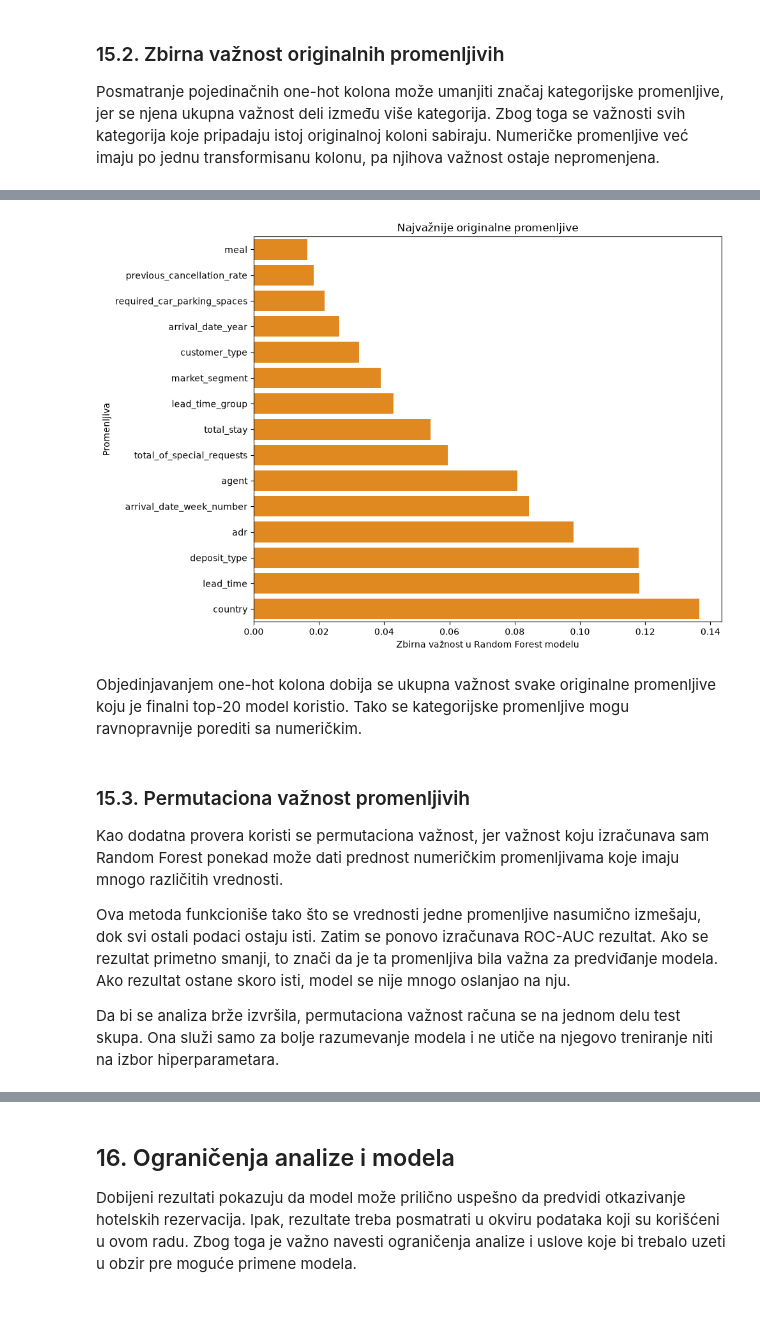
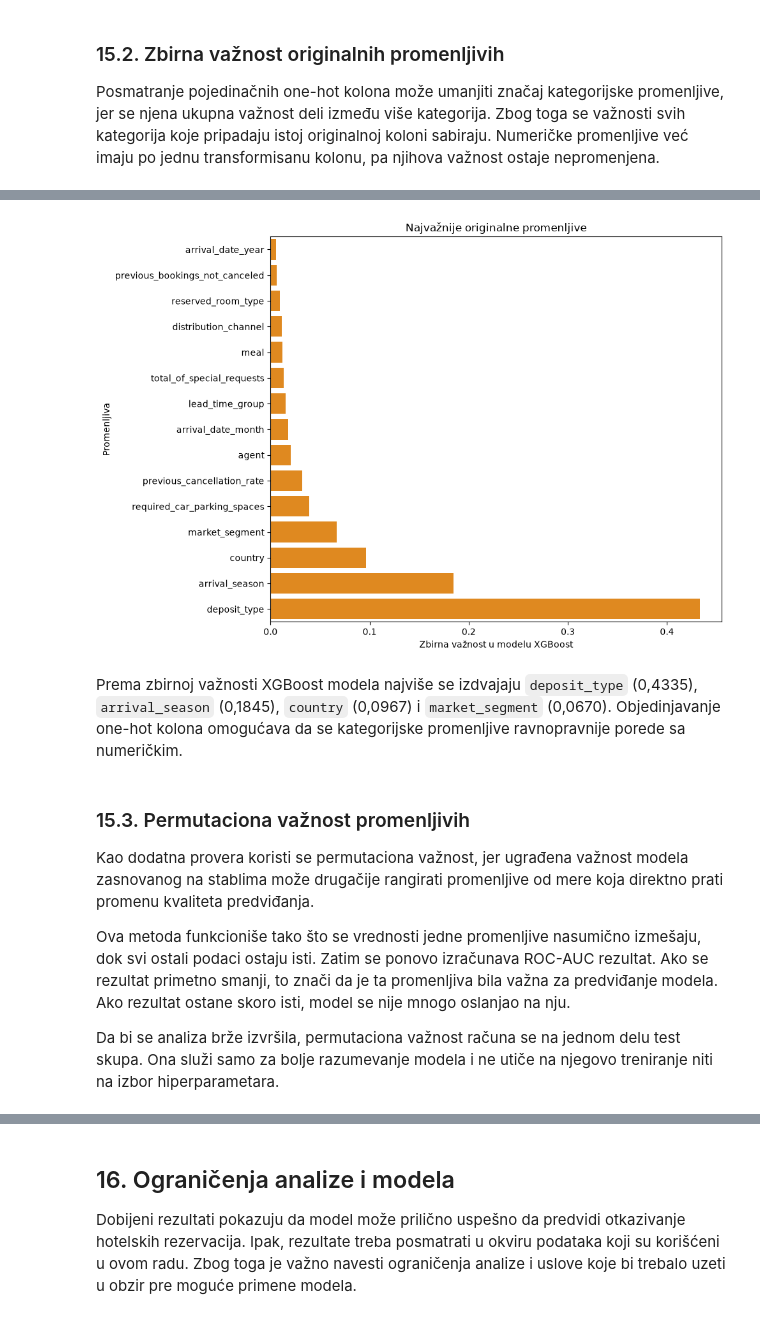
Before and after one commit to angelinalazarevic/Seminarski-UNP---Hotel-Booking, a Jupyter notebook: notebooks/hotel_booking_analysis.ipynb, the cells around one changed output, grey strips where cells are left out. Saved outputs shown, nothing was run; the diff lists cells and outputs as text; code cells hidden in the pictures.

```diff
--- a/notebooks/hotel_booking_analysis.ipynb
+++ b/notebooks/hotel_booking_analysis.ipynb
@@ -3762,10 +3832,11 @@ Najbolja kombinacija iz pretrage ponovo se proverava petostrukom stratifikovanom
 # %%
-tuned_random_forest = random_forest_search.best_estimator_
+tuned_winner_model = xgboost_search.best_estimator_
 
 tuned_scores = cross_validate(
-    estimator=tuned_random_forest,
+    estimator=tuned_winner_model,
     X=X_train,
     y=y_train,
+    groups=groups_train,
     cv=cross_validation,
     scoring=scoring_metrics,
     n_jobs=-1,
@@ -3889,20 +3966,23 @@ Nepodešeni i podešeni Random Forest top-20 modeli porede se prema prosečnom F
 # %%
-baseline_f1 = baseline_random_forest["F1"]
+baseline_f1 = baseline_winner_model["F1"]
 tuned_f1 = tuned_results["F1"]
 
 if tuned_f1 > baseline_f1:
-    selected_model_name = "Podešeni Random Forest – top 20"
-    final_model = clone(tuned_random_forest)
+    selected_model_name = f"Podešeni {best_winner_variant_name}"
+    final_model = clone(tuned_winner_model)
     final_cv_results = tuned_results.copy()
     final_cv_results_sd = tuned_results_sd.copy()
 else:
-    selected_model_name = "Random Forest – top 20"
-    final_model = clone(selected_rf_pipeline)
-    final_cv_results = baseline_random_forest.copy()
-    final_cv_results_sd = baseline_random_forest_sd.copy()
+    selected_model_name = best_winner_variant_name
+    final_model = clone(selected_winner_pipeline)
+    final_cv_results = baseline_winner_model.copy()
+    final_cv_results_sd = baseline_winner_model_sd.copy()
+
+final_feature_count = best_winner_feature_count
 
 print("Izabrani model:", selected_model_name)
-print("F1 top-20 modela pre tuninga:", round(baseline_f1, 4))
-print("F1 podešenog top-20 modela:", round(tuned_f1, 4))
+print("F1 najbolje varijante pre tuninga:", round(baseline_f1, 4))
+print("F1 podešene varijante:", round(tuned_f1, 4))
+print("Broj promenljivih finalnog modela:", final_feature_count)
 print("Test skup nije korišćen za izbor finalnog modela.")
 # %% [output]
@@ -4212,13 +4293,18 @@ Random Forest tokom treniranja beleži koliko je svaki prediktor doprineo podela
 
 Pošto pipeline transformiše podatke, jedna kategorijska kolona može biti predstavljena većim brojem one-hot kolona. Zato se najpre prikazuje važnost svake tako dobijene kolone posebno.
 # %%
-fitted_feature_selector = final_model.named_steps["feature_selector"]
 fitted_preprocessor = final_model.named_steps["preprocessor"]
-fitted_random_forest = final_model.named_steps["model"]
+fitted_prediction_model = final_model.named_steps["model"]
 
-final_selected_features = fitted_feature_selector.selected_features_
+if "feature_selector" in final_model.named_steps:
+    fitted_feature_selector = final_model.named_steps["feature_selector"]
+    final_selected_features = fitted_feature_selector.selected_features_
+else:
+    fitted_feature_selector = None
+    final_selected_features = X_train.columns.tolist()
+
 transformed_feature_names = fitted_preprocessor.get_feature_names_out()
-feature_importance_values = fitted_random_forest.feature_importances_
+feature_importance_values = fitted_prediction_model.feature_importances_
 
 transformed_feature_importance = pd.DataFrame({
     "Prediktor": transformed_feature_names,
@@ -4242,7 +4328,7 @@ print("Originalne promenljive izabrane u finalnom pipeline-u:")
 print(final_selected_features)
 display(transformed_feature_importance.head(20))
 
-assert len(final_selected_features) == 20
+assert len(final_selected_features) == final_feature_count
 assert len(transformed_feature_names) == len(feature_importance_values)
 assert np.isclose(feature_importance_values.sum(), 1.0)
 # %% [output]
@@ -4372,29 +4458,29 @@ assert np.isclose(sum(aggregated_importance.values()), 1.0)
 # %%
 top_original_features = (
     original_feature_importance.head(15)
     .sort_values("Zbirna važnost", ascending=True)
 )
 
 plt.figure(figsize=(10, 7))
 sb.barplot(
     data=top_original_features,
     x="Zbirna važnost",
     y="Promenljiva",
     color="darkorange"
 )
 plt.title("Najvažnije originalne promenljive")
-plt.xlabel("Zbirna važnost u Random Forest modelu")
+plt.xlabel(f"Zbirna važnost u modelu {winning_model_name}")
 plt.ylabel("Promenljiva")
 plt.tight_layout()
 plt.show()
 # %% [output]
-[figure, old version]
+[figure, new version]
 # %% [markdown]
-Objedinjavanjem one-hot kolona dobija se ukupna važnost svake originalne promenljive koju je finalni top-20 model koristio. Tako se kategorijske promenljive mogu ravnopravnije porediti sa numeričkim.
+Prema zbirnoj važnosti XGBoost modela najviše se izdvajaju `deposit_type` (0,4335), `arrival_season` (0,1845), `country` (0,0967) i `market_segment` (0,0670). Objedinjavanje one-hot kolona omogućava da se kategorijske promenljive ravnopravnije porede sa numeričkim.
 # %% [markdown]
 ### 15.3. Permutaciona važnost promenljivih
 
-Kao dodatna provera koristi se permutaciona važnost, jer važnost koju izračunava sam Random Forest ponekad može dati prednost numeričkim promenljivama koje imaju mnogo različitih vrednosti.
+Kao dodatna provera koristi se permutaciona važnost, jer ugrađena važnost modela zasnovanog na stablima može drugačije rangirati promenljive od mere koja direktno prati promenu kvaliteta predviđanja.
 
 Ova metoda funkcioniše tako što se vrednosti jedne promenljive nasumično izmešaju, dok svi ostali podaci ostaju isti. Zatim se ponovo izračunava ROC-AUC rezultat. Ako se rezultat primetno smanji, to znači da je ta promenljiva bila važna za predviđanje modela. Ako rezultat ostane skoro isti, model se nije mnogo oslanjao na nju.
 
```
Also changed, not shown: parts of 85 cells of this notebook, 1 other file.
